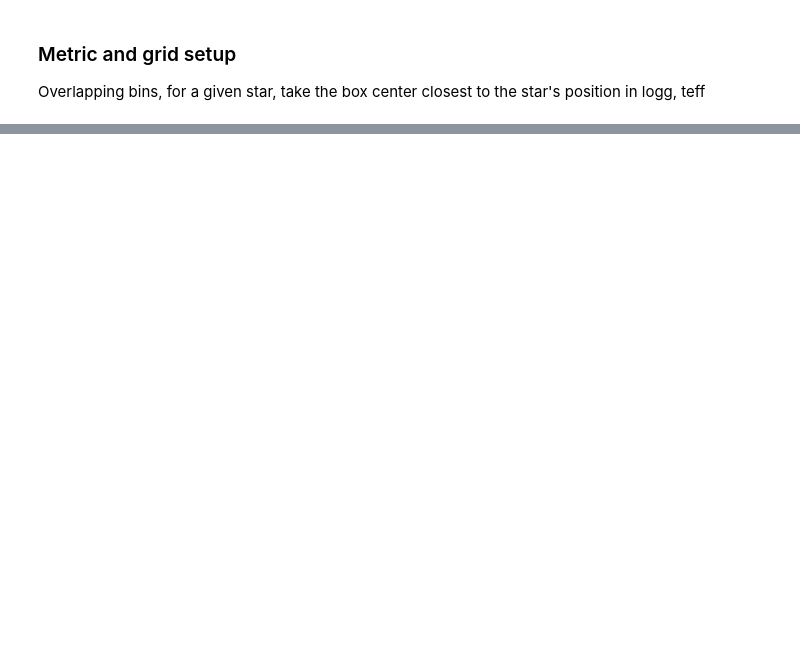
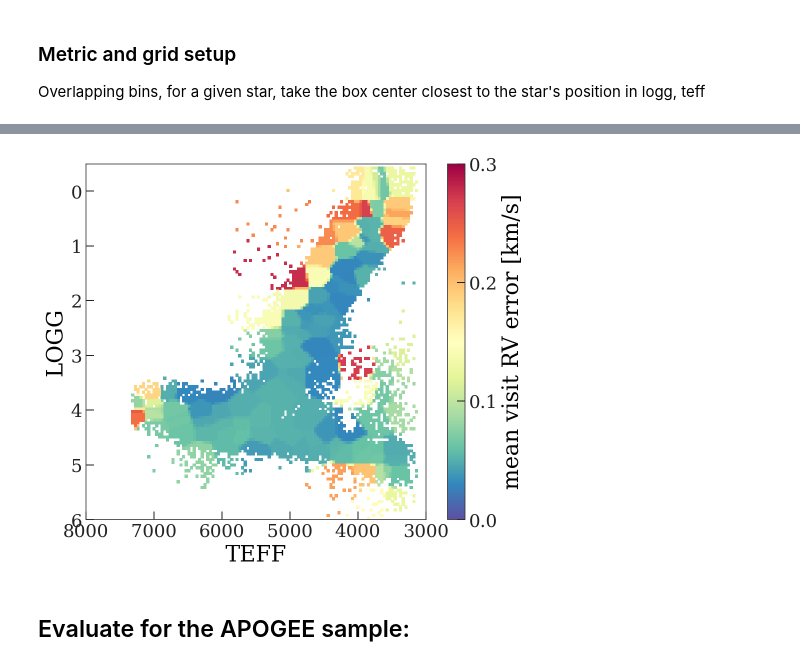
Before and after one commit to APOGEE-DR17-Binaries/VAC-pipeline, a Jupyter notebook: notebooks/Visit-error-calibrate.ipynb, the cells around one changed output, grey strips where cells are left out. Cells and saved outputs as stored; diff of their text form; code cells hidden in the pictures; blank space fills up the shorter version.

```diff
--- a/notebooks/Visit-error-calibrate.ipynb
+++ b/notebooks/Visit-error-calibrate.ipynb
@@ -542,0 +425,63 @@ for snr in [10, 40, 100, 500]:
+# %%
+dense_teff_ctrs = np.linspace(teff_ctrs.min(), teff_ctrs.max(), 256)
+dense_logg_ctrs = np.linspace(logg_ctrs.min(), logg_ctrs.max(), 256)
+dense_teff_grid, dense_logg_grid = np.meshgrid(dense_teff_ctrs, dense_logg_ctrs)
+# %%
+X = np.stack((dense_teff_grid.ravel(), dense_logg_grid.ravel())).T
+dist, idx = kdtree.query(X / metric)
+
+tmp_errs = np.full(len(idx), np.nan)
+for i in tqdm(np.unique(idx)):
+    if i >= len(map_estimates):
+        continue
+
+    idx_mask = idx == i
+    map_p = map_estimates[i]
+
+    eval_data = {
+        'snrs': np.full(idx_mask.sum(), 100),
+        'm_hs': np.full(idx_mask.sum(), 0),
+        'vsinis': np.full(idx_mask.sum(), 1),
+    }
+
+    with model:
+        pm.set_data(eval_data)
+        tmp_errs[idx_mask] = xo.eval_in_model(model.named_vars['err1'],
+                                              point=map_p)
+
+# ---
+
+stat = binned_statistic_2d(X[:, 0], X[:, 1],
+                           tmp_errs,
+                           bins=plot_teff_logg_bins,
+                           statistic='mean')
+H = stat.statistic
+
+tmpH, *_ = np.histogram2d(
+    allstar['TEFF'],
+    allstar['LOGG'],
+    bins=plot_teff_logg_bins)
+H[tmpH < 1] = np.nan
+
+fig, ax = plt.subplots(figsize=(7, 6))
+
+cs = ax.pcolormesh(stat.x_edge, stat.y_edge,
+                   H.T,
+                   vmin=0, vmax=0.3,
+                   cmap='Spectral_r')
+
+cb = fig.colorbar(cs)
+cb.set_label('mean visit RV error [km/s]')
+cb.set_ticks(np.arange(0, 0.3+1e-3, 0.1))
+
+ax.set_xlabel('TEFF')
+ax.set_xlim(plot_teff_logg_bins[0].max(), plot_teff_logg_bins[0].min())
+ax.set_ylim(plot_teff_logg_bins[1].max(), plot_teff_logg_bins[1].min())
+ax.set_ylabel('LOGG')
+
+fig.tight_layout()
+fig.set_facecolor('w')
+# %% [output]
+[figure, added]
+# %% [markdown]
+## Evaluate for the APOGEE sample:
```
Also changed, not shown: parts of 73 cells of this notebook.
